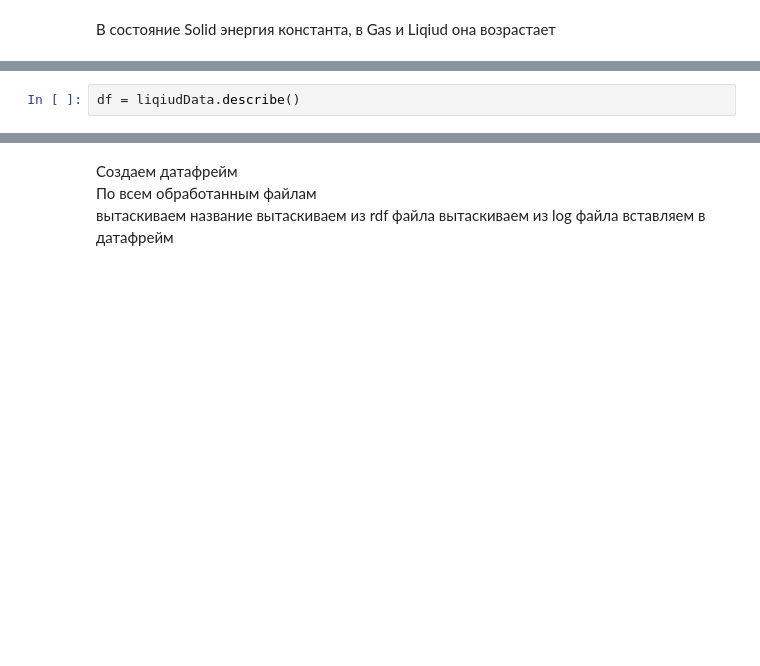
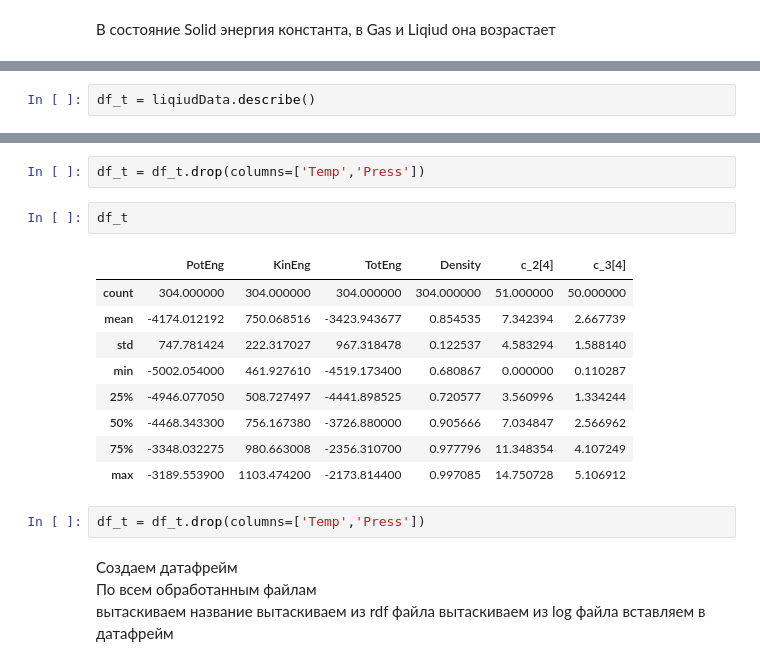
Before and after one commit to AlexVTimofeev/phaseTransitionML, a Jupyter notebook: dataExplotion.ipynb, the cells around one changed output, grey strips where cells are left out. Cells and saved outputs as stored; diff of their text form; blank space fills up the shorter version.

```diff
--- a/dataExplotion.ipynb
+++ b/dataExplotion.ipynb
@@ -64,2 +64,2 @@ gasData.describe()
 # %%
-df = liqiudData.describe()
+df_t = liqiudData.describe()
@@ -96,3 +78,19 @@ df.iloc[2,0]
+# %%
+df_t = df_t.drop(columns=['Temp','Press'])
+# %%
+df_t
+# %% [output]
+|  | PotEng | KinEng | TotEng | Density | c_2[4] | c_3[4] |
+| count | 304.000000 | 304.000000 | 304.000000 | 304.000000 | 51.000000 | 50.000000 |
+| mean | -4174.012192 | 750.068516 | -3423.943677 | 0.854535 | 7.342394 | 2.667739 |
+| std | 747.781424 | 222.317027 | 967.318478 | 0.122537 | 4.583294 | 1.588140 |
+| min | -5002.054000 | 461.927610 | -4519.173400 | 0.680867 | 0.000000 | 0.110287 |
+| 25% | -4946.077050 | 508.727497 | -4441.898525 | 0.720577 | 3.560996 | 1.334244 |
+| 50% | -4468.343300 | 756.167380 | -3726.880000 | 0.905666 | 7.034847 | 2.566962 |
+| 75% | -3348.032275 | 980.663008 | -2356.310700 | 0.977796 | 11.348354 | 4.107249 |
+| max | -3189.553900 | 1103.474200 | -2173.814400 | 0.997085 | 14.750728 | 5.106912 |
+# %%
+df_t = df_t.drop(columns=['Temp','Press'])
 # %% [markdown]
 Создаем датафрейм
 По всем обработанным файлам
```
Also changed, not shown: parts of 17 cells of this notebook, 1 other file.
